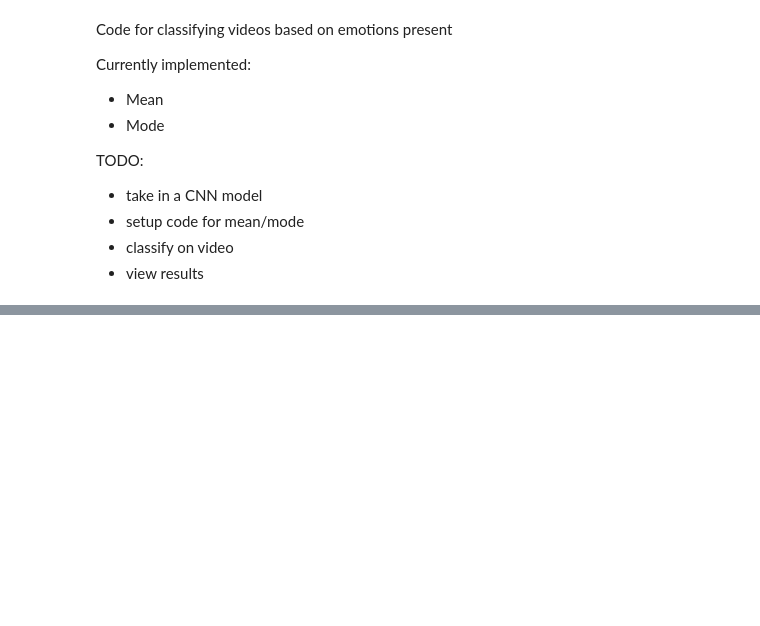
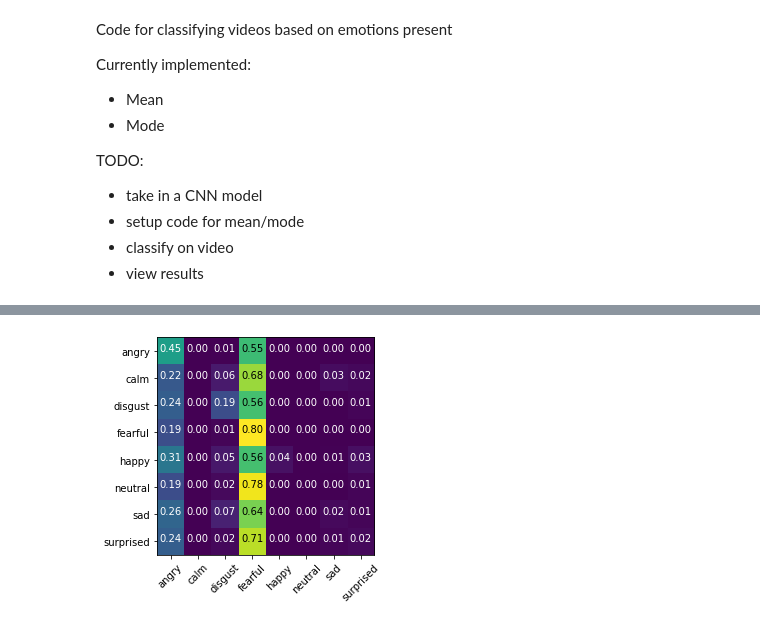
Before and after one commit to c-h-a-r-l-i-e/partIII-miniproject, a Jupyter notebook: notebooks/classify.ipynb, the cells around one changed output, grey strips where cells are left out. Drawn from its saved outputs; the diff is of its cells as text; code cells hidden in the pictures; blank space fills up the shorter version.

```diff
--- a/notebooks/classify.ipynb
+++ b/notebooks/classify.ipynb
@@ -31,0 +26,6 @@ Q = deque(maxlen=size)
+# %%
+def mean_classify(preds_list):
+    results = np.array(preds_list).mean(axis=0)
+    print(results)
+    i = np.argmax(results)
+    return i
@@ -32 +123,23 @@ Q = deque(maxlen=size)
+# %%
+from sklearn.metrics import confusion_matrix
+import itertools
+import matplotlib.pyplot as plt
+
+matrix = confusion_matrix(actual, predictions, normalize='true')
+
+plt.imshow(matrix, interpolation="nearest")
+
+target_names = lb.classes_
+tick_marks = np.arange(len(target_names))
+plt.xticks(tick_marks, target_names, rotation=45)
+plt.yticks(tick_marks, target_names)
+
+
+thresh = matrix.max() / 1.5
+for i, j in itertools.product(range(matrix.shape[0]), range(matrix.shape[1])):
+    plt.text(j, i, "{:0.2f}".format(matrix[i, j]),
+             horizontalalignment="center",
+             color="white" if matrix[i, j] < thresh else "black")
+# %% [output]
+[figure, added]
 # %%
```
Also changed, not shown: parts of 6 cells of this notebook, 2 other files.
